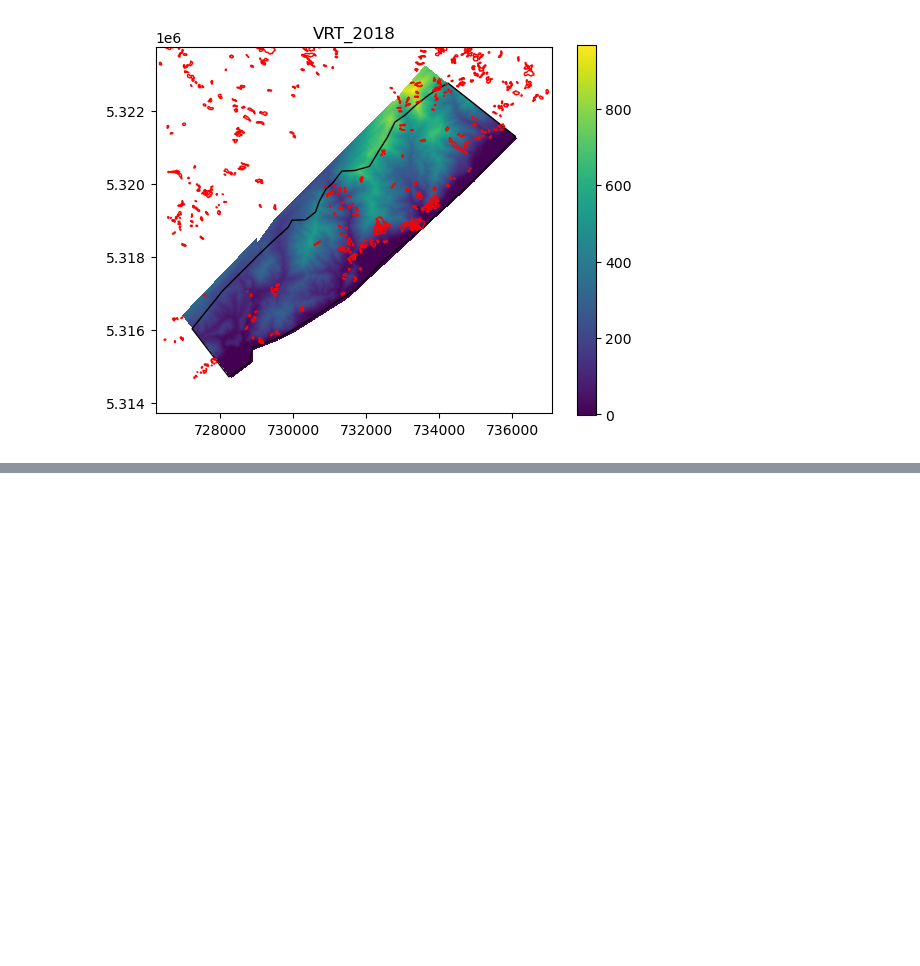
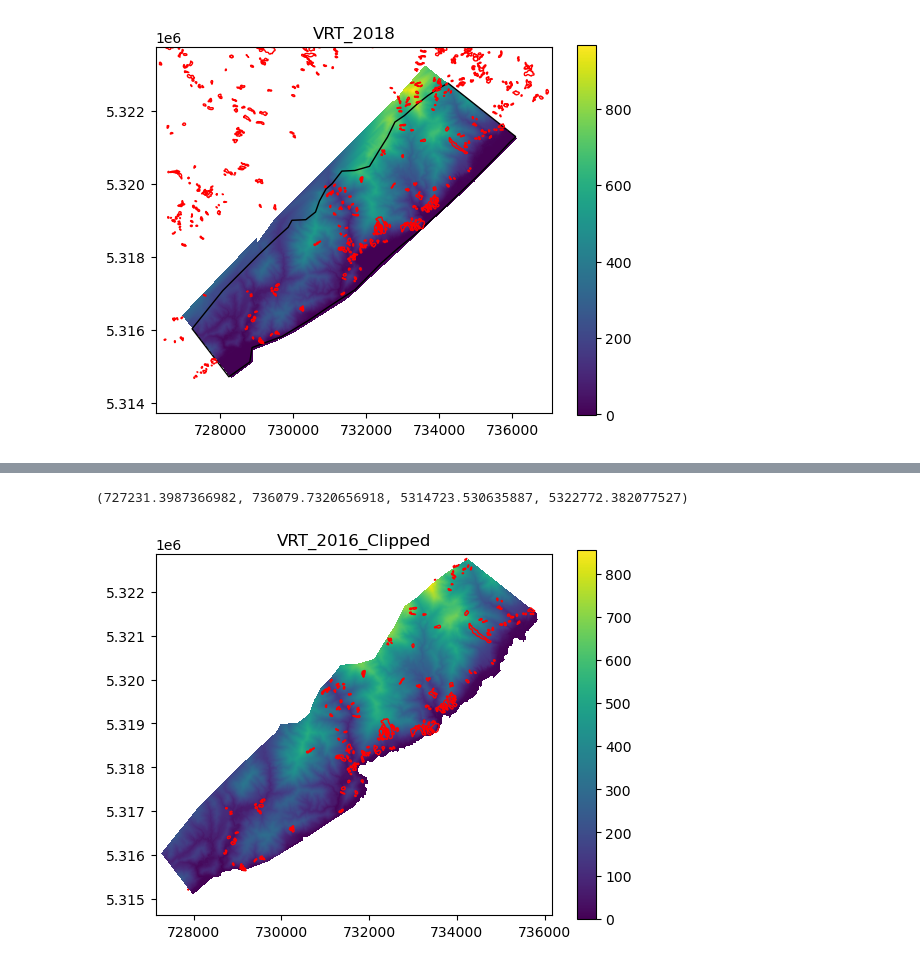
Before and after one commit to UW-GDA/nz-landslides, a Jupyter notebook: notebooks/3-interacting-vrt-polygon.ipynb, the cells around one changed output, grey strips where cells are left out. Saved outputs shown, nothing was run; the diff lists cells and outputs as text; code cells hidden in the pictures; blank space fills up the shorter version.

```diff
--- a/notebooks/3-interacting-vrt-polygon.ipynb
+++ b/notebooks/3-interacting-vrt-polygon.ipynb
@@ -203,3 +200,8 @@ plt.ylim(ymin-1000, ymax+1000)
 plt.show()
 # %% [output]
 [figure]
+# %%
+rio_mask_kwargs = {'filled':False, 'crop':True, 'indexes':1}
+fa_geom = filt_area_gpd_proj.iloc[0].geometry
+vrt16_fa_ma, vrt16_fa_transform = rio.mask.mask(vrt16_src, fa_geom.geoms, **rio_mask_kwargs)
+vrt16_fa_ma_extent = rio.plot.plotting_extent(vrt16_fa_ma, vrt16_fa_transform)
@@ -205,0 +214,3 @@ plt.show()
+# %%
+inventory_gpd_clipped = gpd.clip(inventory_gpd_proj, fa_geom)
+inventory_gpd_clipped.head()
@@ -205,0 +224,17 @@ plt.show()
+# %%
+vrt16_fa_ma_extent
+# %% [output]
+(727231.3987366982, 736079.7320656918, 5314723.530635887, 5322772.382077527)
+# %%
+xmin, xmax, ymin, ymax = vrt16_fa_ma_extent
+
+f, ax = plt.subplots()
+im = ax.imshow(vrt16_fa_ma, extent=vrt16_fa_ma_extent)
+inventory_gpd_clipped.plot(ax=ax, facecolor='none', edgecolor='r')
+ax.set_title('VRT_2016_Clipped')
+f.colorbar(im, ax=ax)
+plt.xlim(xmin-100, xmax+100)
+plt.ylim(ymin-100, ymax+100)
+plt.show()
+# %% [output]
+[figure, added]
```
Also changed, not shown: parts of 10 cells of this notebook.
